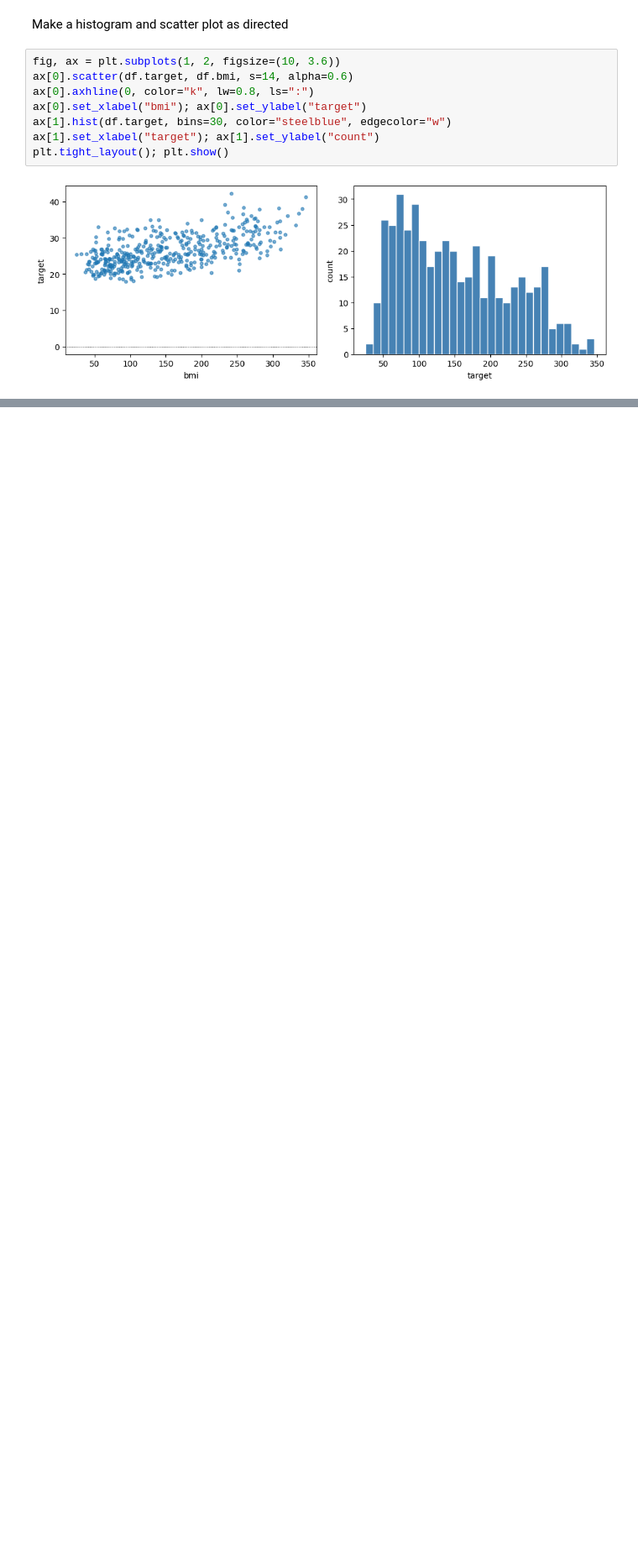
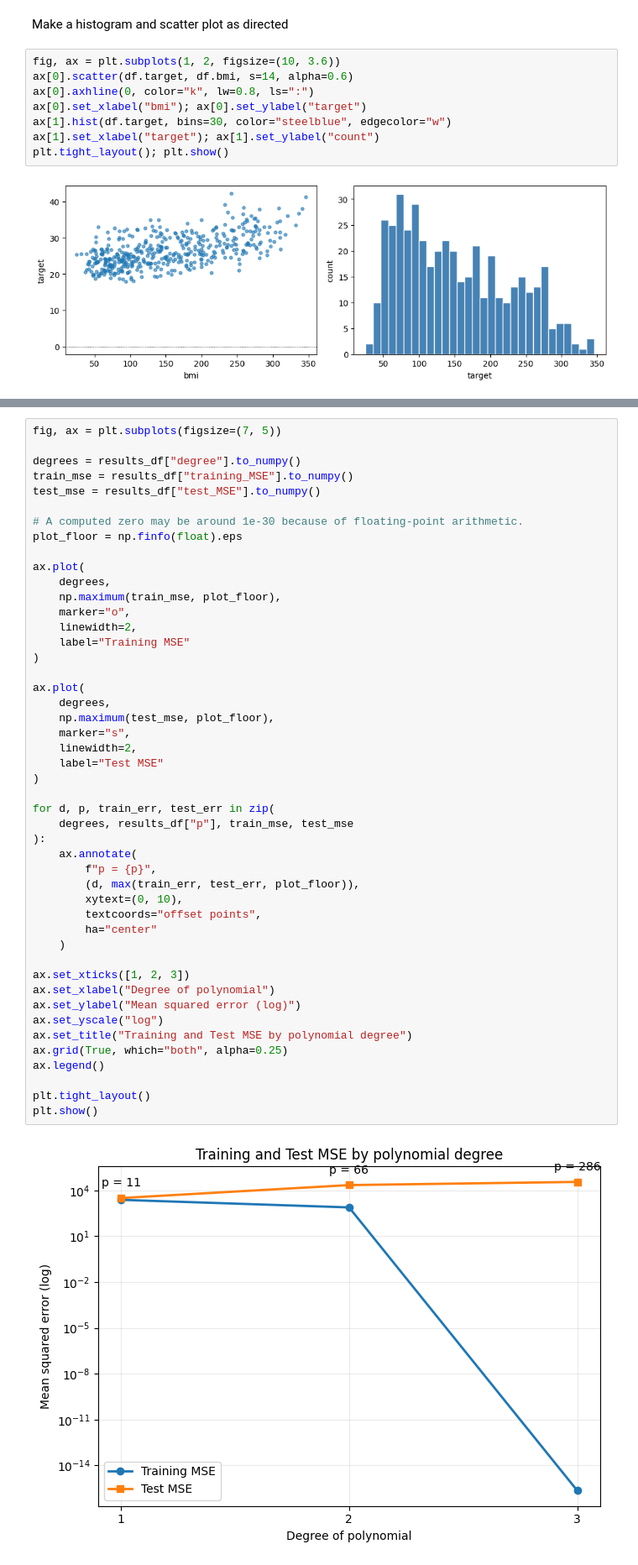
Before and after one commit to maxmartin40/Math-5750-Projects, a Jupyter notebook: Homework1.ipynb, the cells around one changed output, grey strips where cells are left out. Shown at 84% size. Saved outputs shown, nothing was run; the diff lists cells and outputs as text; blank space fills up the shorter version.

Commit message:
Create plot

```diff
--- a/Homework1.ipynb
+++ b/Homework1.ipynb
@@ -128,3 +124,52 @@ print(results_df.to_string(index=False))
       1  11     2.429e+03  3170.184
       2  66     7.733e+02 22440.791
       3 286     7.301e-24 36205.294
+# %%
+fig, ax = plt.subplots(figsize=(7, 5))
+
+degrees = results_df["degree"].to_numpy()
+train_mse = results_df["training_MSE"].to_numpy()
+test_mse = results_df["test_MSE"].to_numpy()
+
+# A computed zero may be around 1e-30 because of floating-point arithmetic.
+plot_floor = np.finfo(float).eps
+
+ax.plot(
+    degrees,
+    np.maximum(train_mse, plot_floor),
+    marker="o",
+    linewidth=2,
+    label="Training MSE"
+)
+
+ax.plot(
+    degrees,
+    np.maximum(test_mse, plot_floor),
+    marker="s",
+    linewidth=2,
+    label="Test MSE"
+)
+
+for d, p, train_err, test_err in zip(
+    degrees, results_df["p"], train_mse, test_mse
+):
+    ax.annotate(
+        f"p = {p}",
+        (d, max(train_err, test_err, plot_floor)),
+        xytext=(0, 10),
+        textcoords="offset points",
+        ha="center"
+    )
+
+ax.set_xticks([1, 2, 3])
+ax.set_xlabel("Degree of polynomial")
+ax.set_ylabel("Mean squared error (log)")
+ax.set_yscale("log")
+ax.set_title("Training and Test MSE by polynomial degree")
+ax.grid(True, which="both", alpha=0.25)
+ax.legend()
+
+plt.tight_layout()
+plt.show()
+# %% [output]
+[figure, added]
```
Also changed, not shown: parts of 2 cells of this notebook.
